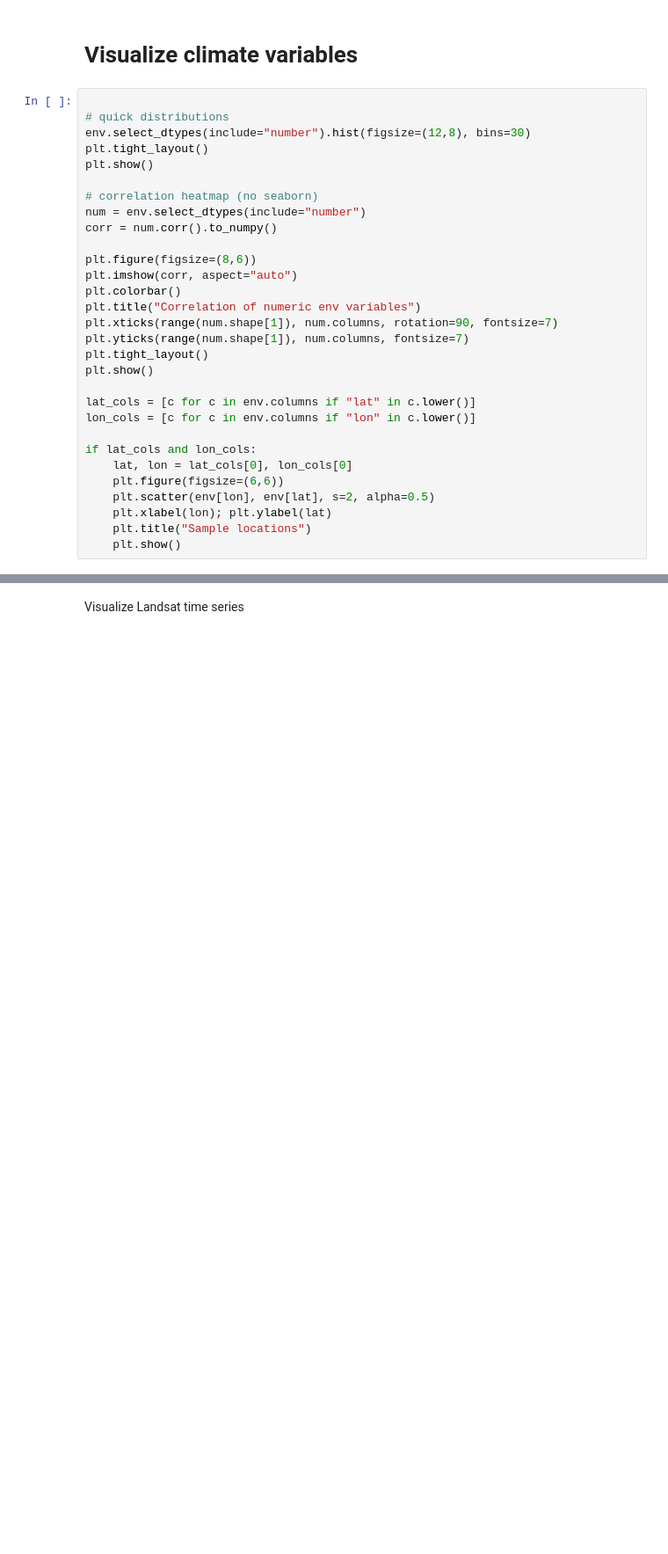
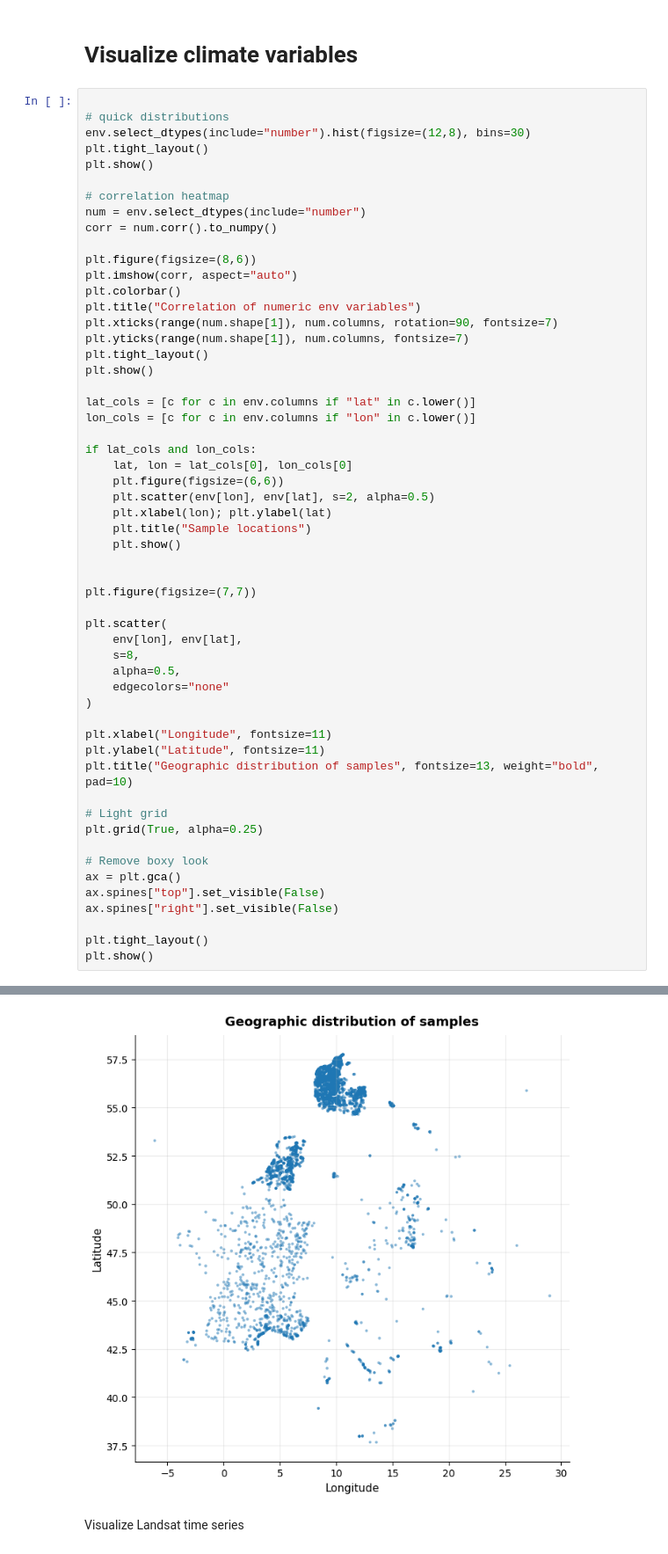
Before and after one commit to AaronDinesh/IPEO-2025, a Jupyter notebook: class_imbalances.ipynb, the cells around one changed output, grey strips where cells are left out. Shown at 88% size. Saved outputs shown, nothing was run; the diff lists cells and outputs as text; blank space fills up the shorter version.

```diff
--- a/class_imbalances.ipynb
+++ b/class_imbalances.ipynb
@@ -133,34 +142,60 @@ Present species indices: [119 136 200 284 339 340]
 env.select_dtypes(include="number").hist(figsize=(12,8), bins=30)
 plt.tight_layout()
 plt.show()
 
-# correlation heatmap (no seaborn)
+# correlation heatmap
 num = env.select_dtypes(include="number")
 corr = num.corr().to_numpy()
 
 plt.figure(figsize=(8,6))
 plt.imshow(corr, aspect="auto")
 plt.colorbar()
 plt.title("Correlation of numeric env variables")
 plt.xticks(range(num.shape[1]), num.columns, rotation=90, fontsize=7)
 plt.yticks(range(num.shape[1]), num.columns, fontsize=7)
 plt.tight_layout()
 plt.show()
 
 lat_cols = [c for c in env.columns if "lat" in c.lower()]
 lon_cols = [c for c in env.columns if "lon" in c.lower()]
 
 if lat_cols and lon_cols:
     lat, lon = lat_cols[0], lon_cols[0]
     plt.figure(figsize=(6,6))
     plt.scatter(env[lon], env[lat], s=2, alpha=0.5)
     plt.xlabel(lon); plt.ylabel(lat)
     plt.title("Sample locations")
     plt.show()
+
+
+plt.figure(figsize=(7,7))
+
+plt.scatter(
+    env[lon], env[lat],
+    s=8,
+    alpha=0.5,
+    edgecolors="none"
+)
+
+plt.xlabel("Longitude", fontsize=11)
+plt.ylabel("Latitude", fontsize=11)
+plt.title("Geographic distribution of samples", fontsize=13, weight="bold", pad=10)
+
+# Light grid
+plt.grid(True, alpha=0.25)
+
+# Remove boxy look
+ax = plt.gca()
+ax.spines["top"].set_visible(False)
+ax.spines["right"].set_visible(False)
+
+plt.tight_layout()
+plt.show()
 # %% [output]
 [figure]
 [figure]
 [figure]
+[figure, added]
 # %% [markdown]
 Visualize Landsat time series
 # %%
```
Also changed, not shown: parts of 17 cells of this notebook.
